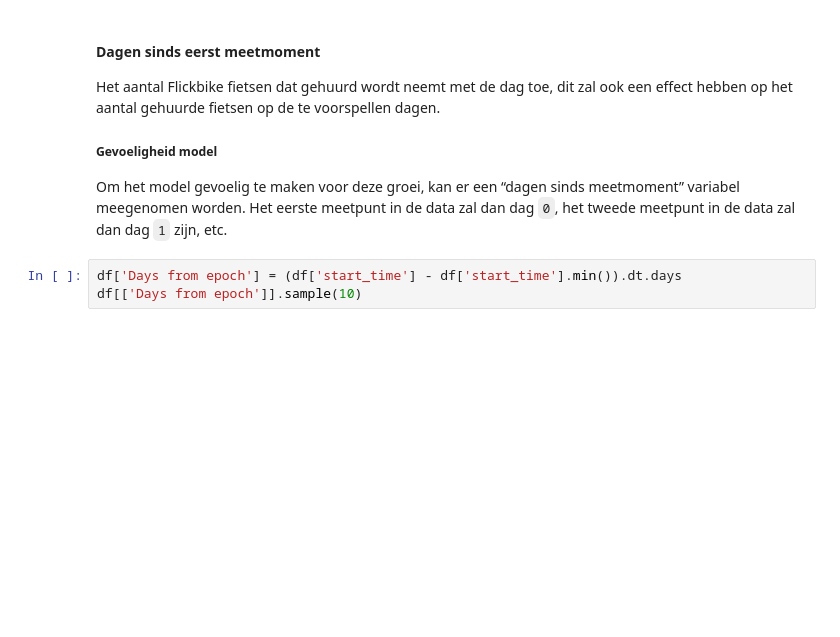
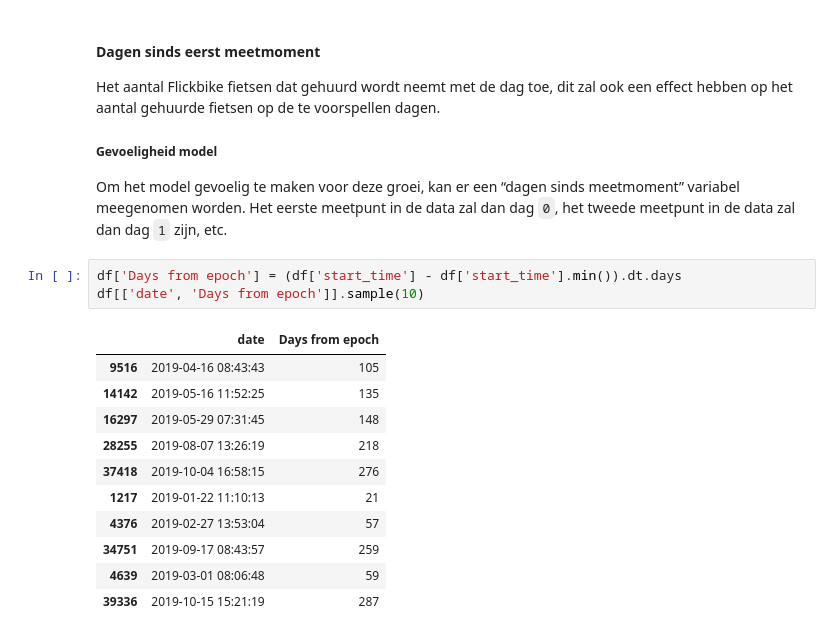
Before and after one commit to Casper-Smet/Distributed-Processing, a Jupyter notebook: Assignment_1/Flickbike_data_analysis.ipynb, the cells around one changed output. Drawn from its saved outputs; the diff is of its cells as text; blank space fills up the shorter version.

```diff
--- a/Assignment_1/Flickbike_data_analysis.ipynb
+++ b/Assignment_1/Flickbike_data_analysis.ipynb
@@ -342,7 +568,19 @@ Om het model gevoelig te maken voor deze groei, kan er een “dagen sinds meetmo
 <!-- LSTM is al gevoellig hiervoor, deze is dan niet nodig. -->
 # %%
 df['Days from epoch'] = (df['start_time'] - df['start_time'].min()).dt.days
-df[['Days from epoch']].sample(10)
+df[['date', 'Days from epoch']].sample(10)
+# %% [output]
+|  | date | Days from epoch |
+| 9516 | 2019-04-16 08:43:43 | 105 |
+| 14142 | 2019-05-16 11:52:25 | 135 |
+| 16297 | 2019-05-29 07:31:45 | 148 |
+| 28255 | 2019-08-07 13:26:19 | 218 |
+| 37418 | 2019-10-04 16:58:15 | 276 |
+| 1217 | 2019-01-22 11:10:13 | 21 |
+| 4376 | 2019-02-27 13:53:04 | 57 |
+| 34751 | 2019-09-17 08:43:57 | 259 |
+| 4639 | 2019-03-01 08:06:48 | 59 |
+| 39336 | 2019-10-15 15:21:19 | 287 |
 # %%
 df_days_from = df.groupby([df["Days from epoch"], df["date"].dt.date])[["tripid"]].count().reset_index()
 df_days_from[["Days from epoch", "tripid"]].corr()
```
Also changed, not shown: parts of 34 cells of this notebook.
